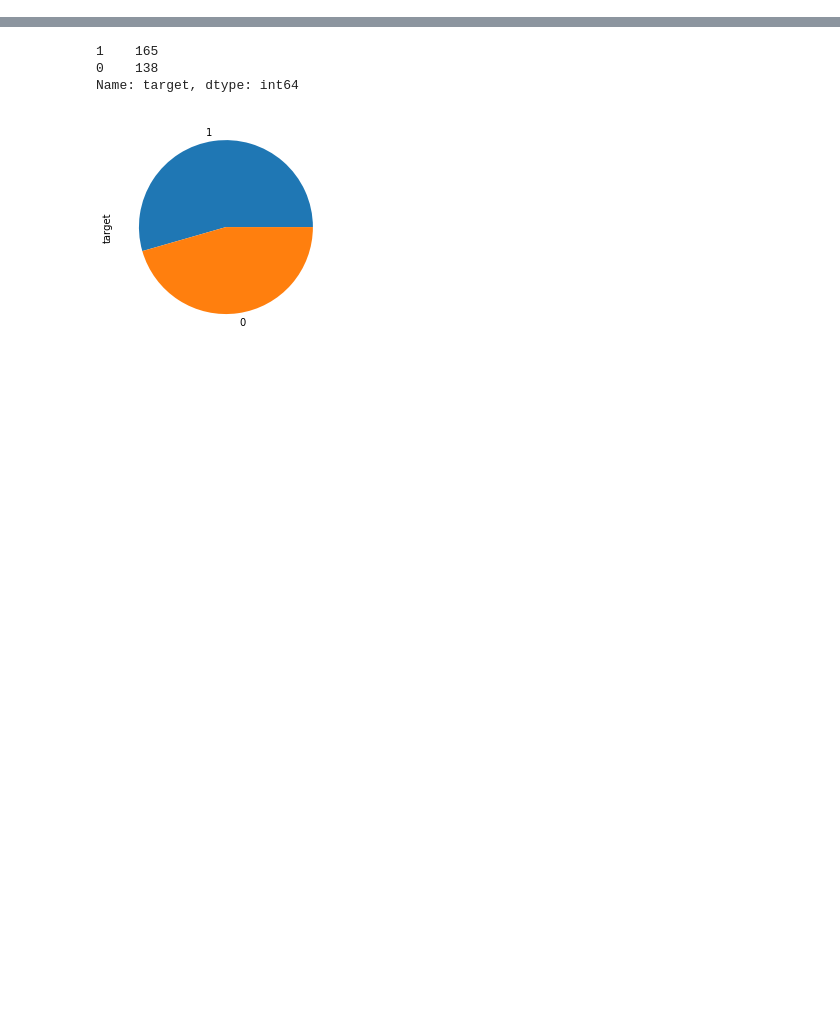
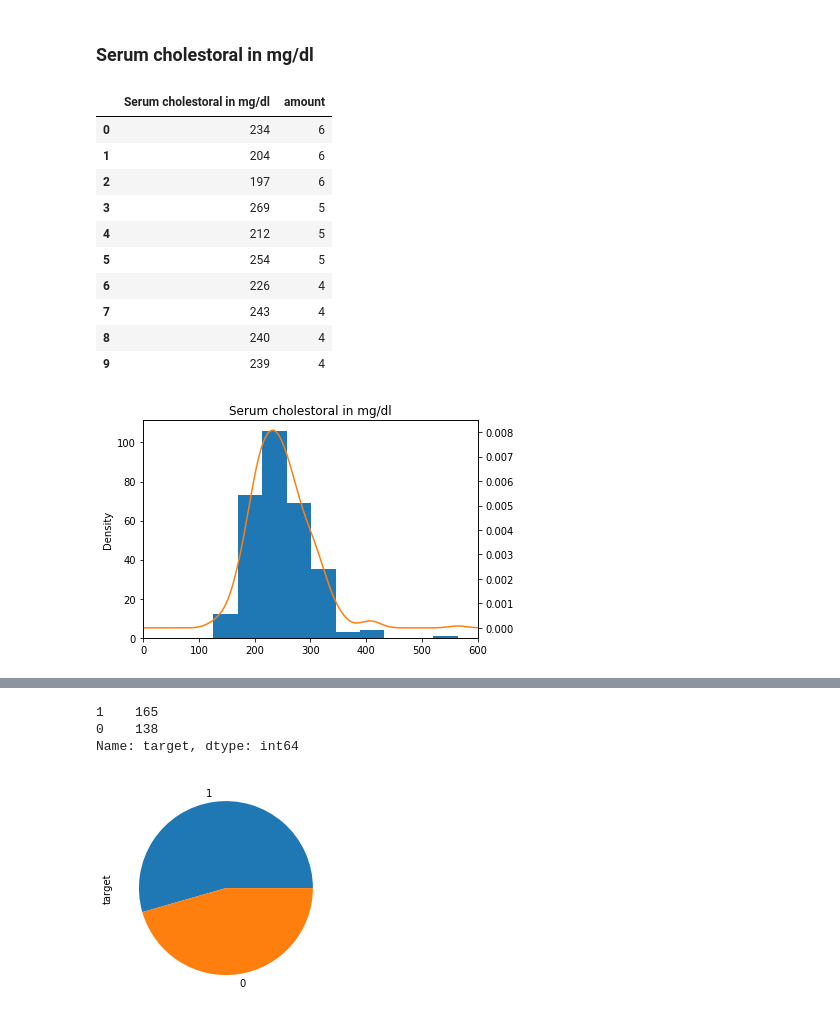
Before and after one commit to peteryph/Kaggle-Heart-Failure-Prediction, a Jupyter notebook: Heart Failure Prediction.ipynb, the cells around one changed output, grey strips where cells are left out. Saved outputs shown, nothing was run; the diff lists cells and outputs as text; code cells hidden in the pictures; blank space fills up the shorter version.

```diff
--- a/Heart Failure Prediction.ipynb
+++ b/Heart Failure Prediction.ipynb
@@ -230,0 +124,21 @@ Name: thal, dtype: int64
+# %% [markdown]
+### Serum cholestoral in mg/dl
+# %%
+ax = df["chol"].plot(kind='hist')
+plt = df["chol"].plot(kind='kde', ax=ax, secondary_y=True, title = "Serum cholestoral in mg/dl")
+plt.set_xlim(0, 600)
+
+df["chol"].astype('int').value_counts().nlargest(10).reset_index().rename(columns={"index": "Serum cholestoral in mg/dl", "chol": "amount"})
+# %% [output]
+|  | Serum cholestoral in mg/dl | amount |
+| 0 | 234 | 6 |
+| 1 | 204 | 6 |
+| 2 | 197 | 6 |
+| 3 | 269 | 5 |
+| 4 | 212 | 5 |
+| 5 | 254 | 5 |
+| 6 | 226 | 4 |
+| 7 | 243 | 4 |
+| 8 | 240 | 4 |
+| 9 | 239 | 4 |
+[figure, added]
```
Also changed, not shown: parts of 92 cells of this notebook.
